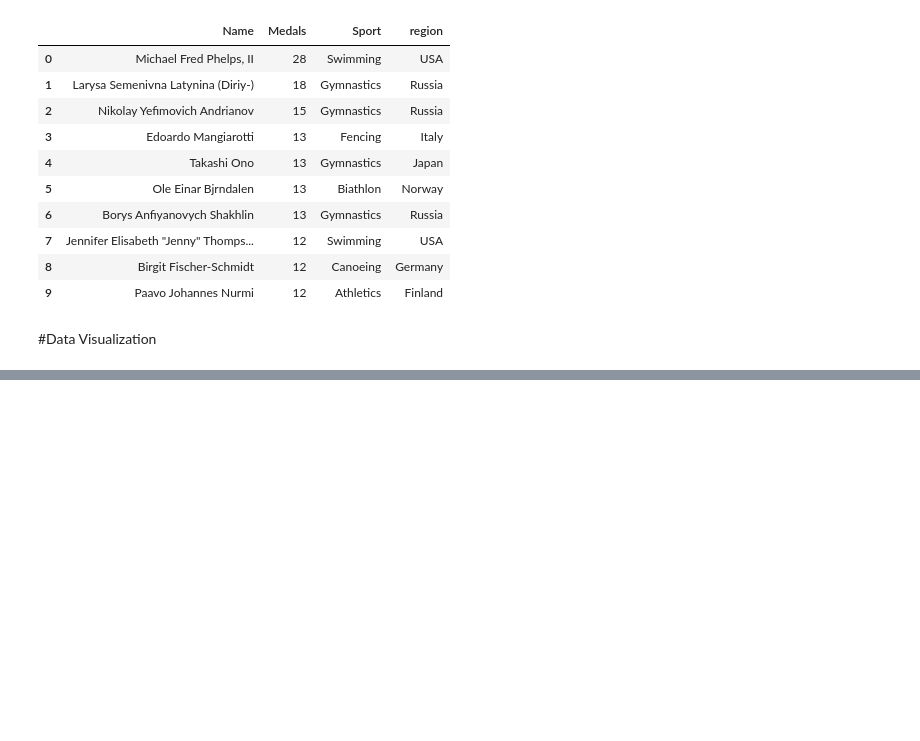
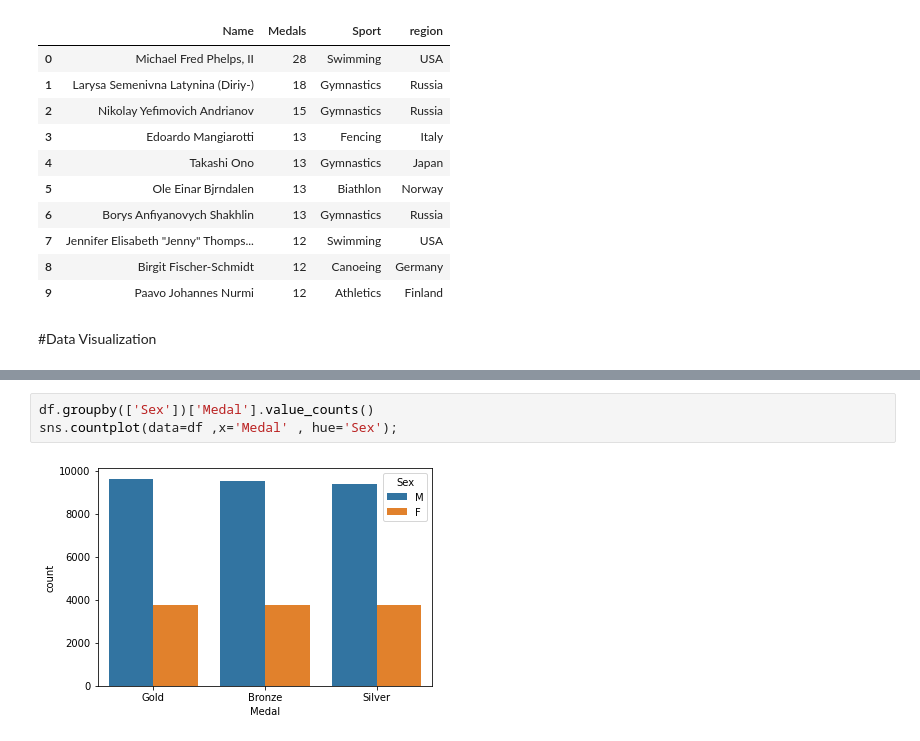
Before and after one commit to MaliheDahmardeh/Olympic-History, a Jupyter notebook: Olympic_History.ipynb, the cells around one changed output, grey strips where cells are left out. Drawn from its saved outputs; the diff is of its cells as text; blank space fills up the shorter version.

```diff
--- a/Olympic_History.ipynb
+++ b/Olympic_History.ipynb
@@ -553,0 +560,5 @@ tmw_table
+# %%
+df.groupby(['Sex'])['Medal'].value_counts()
+sns.countplot(data=df ,x='Medal' , hue='Sex');
+# %% [output]
+[figure, added]
```
Also changed, not shown: parts of 2 cells of this notebook.
